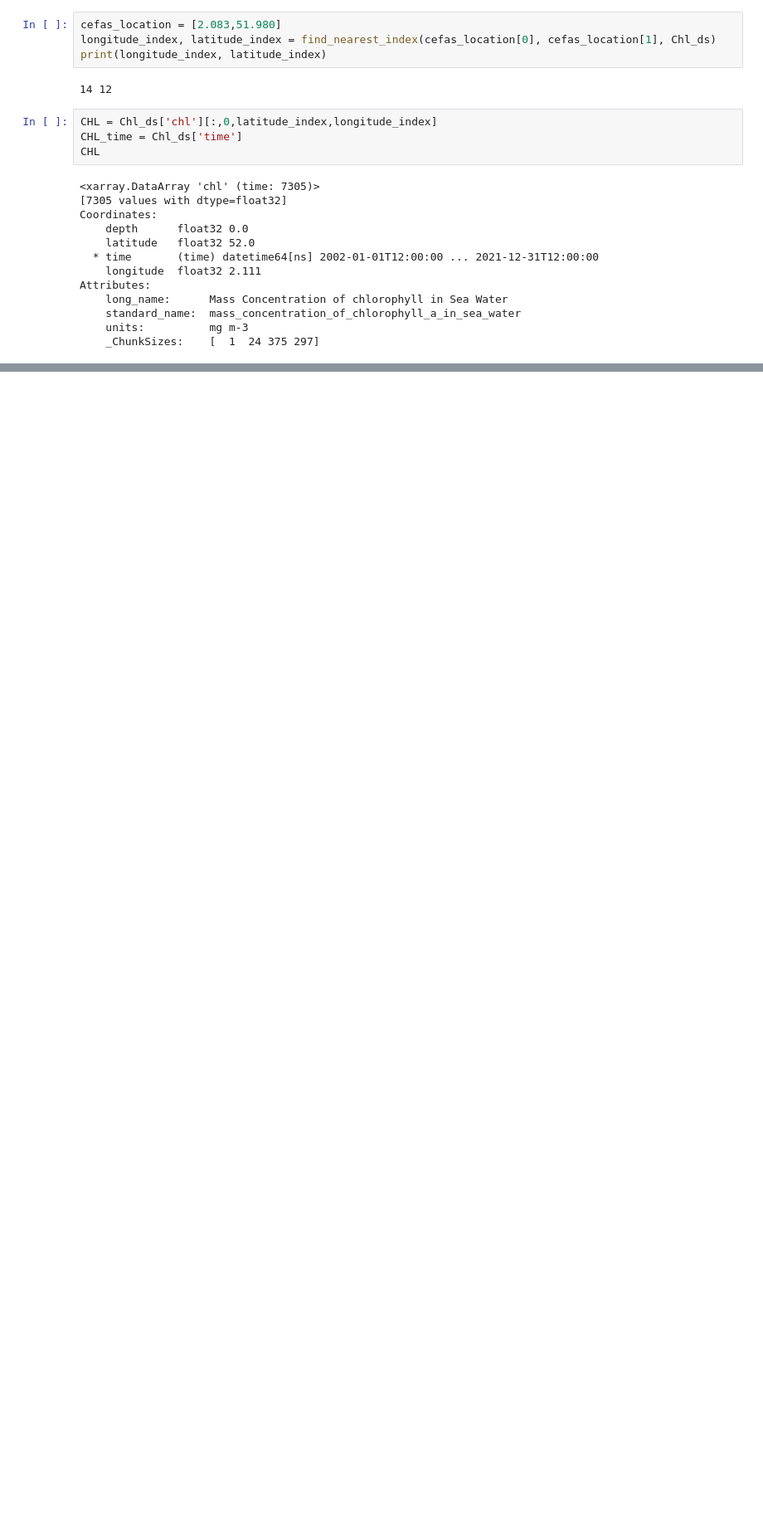
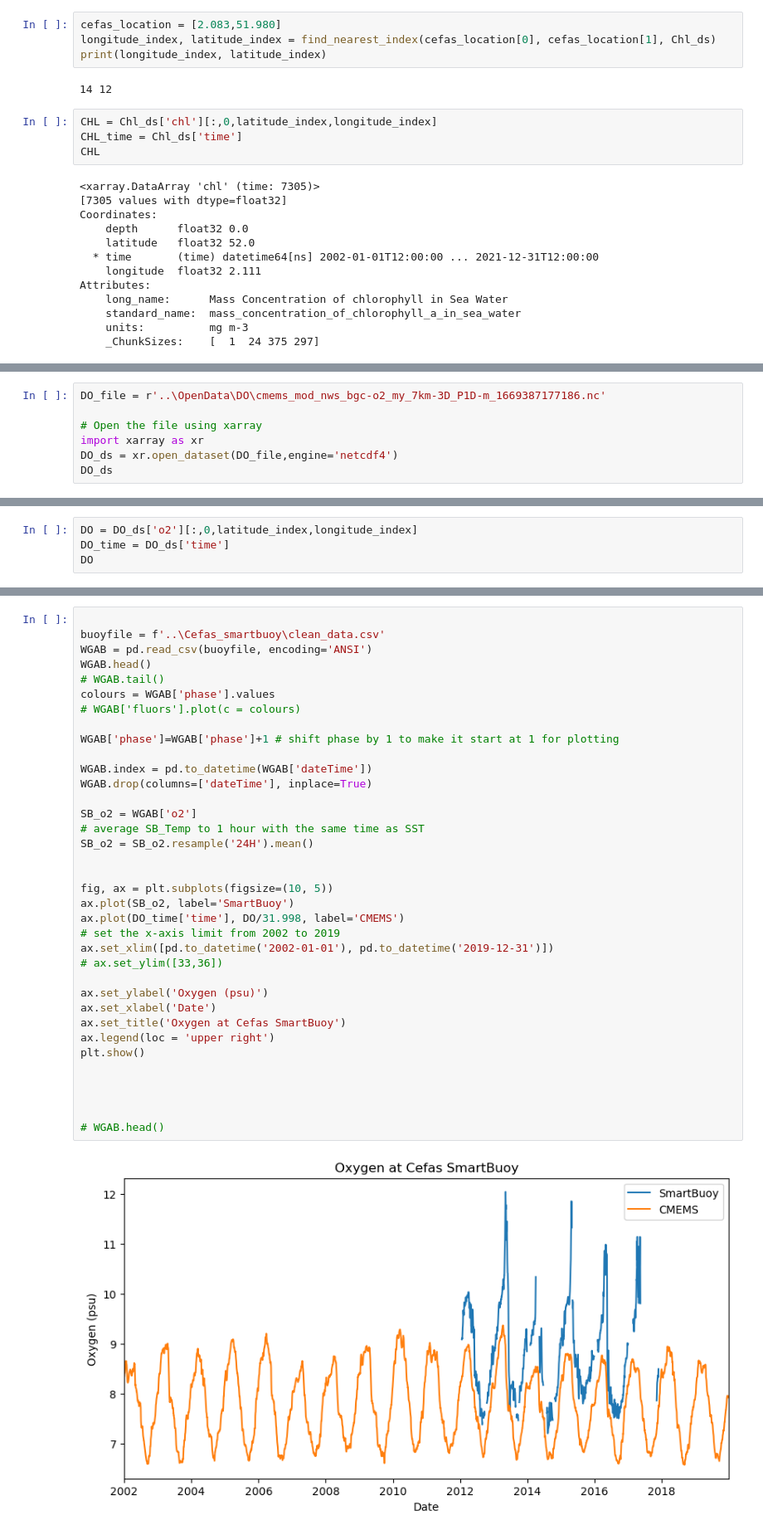
Before and after one commit to Reubenpt123/DAV, a Jupyter notebook: Opendata_Extraction.ipynb, the cells around one changed output, grey strips where cells are left out. Shown at 83% size. Drawn from its saved outputs; the diff is of its cells as text; blank space fills up the shorter version.

```diff
--- a/Opendata_Extraction.ipynb
+++ b/Opendata_Extraction.ipynb
@@ -361,0 +375,7 @@ plt.show()
+# %%
+DO_file = r'..\OpenData\DO\cmems_mod_nws_bgc-o2_my_7km-3D_P1D-m_1669387177186.nc'
+
+# Open the file using xarray
+import xarray as xr
+DO_ds = xr.open_dataset(DO_file,engine='netcdf4')
+DO_ds
@@ -361,0 +400,4 @@ plt.show()
+# %%
+DO = DO_ds['o2'][:,0,latitude_index,longitude_index]
+DO_time = DO_ds['time']
+DO
@@ -361,0 +417,38 @@ plt.show()
+# %%
+
+buoyfile = f'..\Cefas_smartbuoy\clean_data.csv'
+WGAB = pd.read_csv(buoyfile, encoding='ANSI')
+WGAB.head()
+# WGAB.tail()
+colours = WGAB['phase'].values
+# WGAB['fluors'].plot(c = colours)
+
+WGAB['phase']=WGAB['phase']+1 # shift phase by 1 to make it start at 1 for plotting
+
+WGAB.index = pd.to_datetime(WGAB['dateTime'])
+WGAB.drop(columns=['dateTime'], inplace=True)
+
+SB_o2 = WGAB['o2']
+# average SB_Temp to 1 hour with the same time as SST
+SB_o2 = SB_o2.resample('24H').mean()
+
+
+fig, ax = plt.subplots(figsize=(10, 5))
+ax.plot(SB_o2, label='SmartBuoy')
+ax.plot(DO_time['time'], DO/31.998, label='CMEMS')
+# set the x-axis limit from 2002 to 2019
+ax.set_xlim([pd.to_datetime('2002-01-01'), pd.to_datetime('2019-12-31')])
+# ax.set_ylim([33,36])
+
+ax.set_ylabel('Oxygen (psu)')
+ax.set_xlabel('Date')
+ax.set_title('Oxygen at Cefas SmartBuoy')
+ax.legend(loc = 'upper right')
+plt.show()
+
+
+
+
+# WGAB.head()
+# %% [output]
+[figure, added]
```
Also changed, not shown: parts of 14 cells of this notebook.
